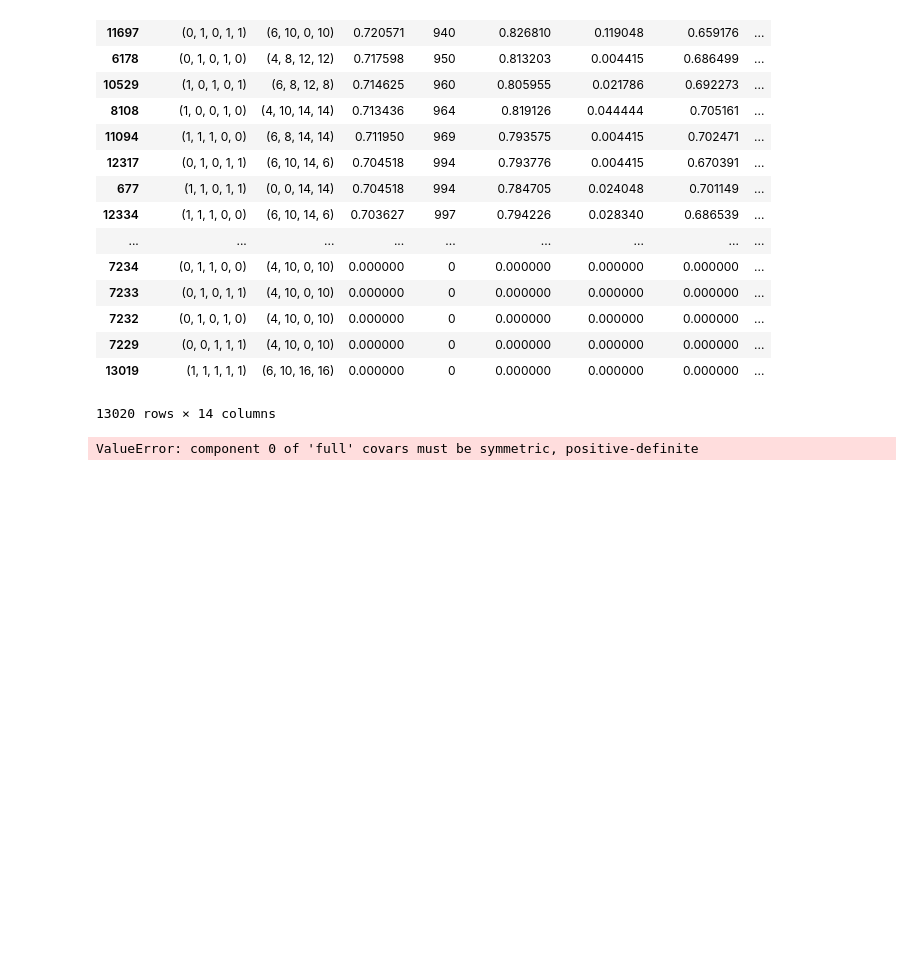
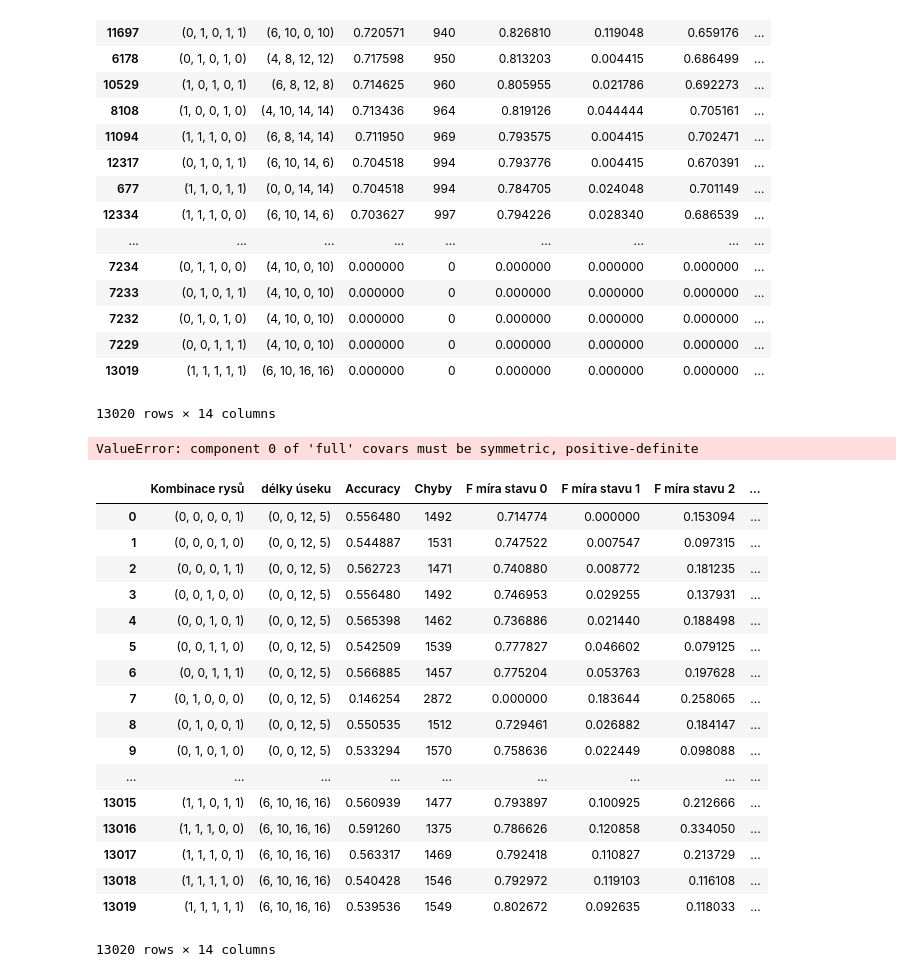
Before and after one commit to TheMrGhostman/Bak_projekt, a Jupyter notebook: Modifikovaný HMM pro Reálná data.ipynb, the cells around one changed output. Saved outputs shown, nothing was run; the diff lists cells and outputs as text; code cells hidden in the pictures; blank space fills up the shorter version.

```diff
--- a/Modifikovaný HMM pro Reálná data.ipynb
+++ b/Modifikovaný HMM pro Reálná data.ipynb
@@ -122,3 +117,24 @@ CL.validuj(G_HMM, train_data[:-1], [train_data[-1]],\
                       delka_okna =[4, 10, 0, 10], parametry  = [0,0,1,1,1], unsupervised = False)
 # %% [output]
 ValueError: component 0 of 'full' covars must be symmetric, positive-definite
+# %%
+validace
+# %% [output]
+|  | Kombinace rysů | délky úseku | Accuracy | Chyby | F míra stavu 0 | F míra stavu 1 | F míra stavu 2 | ... |
+| 0 | (0, 0, 0, 0, 1) | (0, 0, 12, 5) | 0.556480 | 1492 | 0.714774 | 0.000000 | 0.153094 | ... |
+| 1 | (0, 0, 0, 1, 0) | (0, 0, 12, 5) | 0.544887 | 1531 | 0.747522 | 0.007547 | 0.097315 | ... |
+| 2 | (0, 0, 0, 1, 1) | (0, 0, 12, 5) | 0.562723 | 1471 | 0.740880 | 0.008772 | 0.181235 | ... |
+| 3 | (0, 0, 1, 0, 0) | (0, 0, 12, 5) | 0.556480 | 1492 | 0.746953 | 0.029255 | 0.137931 | ... |
+| 4 | (0, 0, 1, 0, 1) | (0, 0, 12, 5) | 0.565398 | 1462 | 0.736886 | 0.021440 | 0.188498 | ... |
+| 5 | (0, 0, 1, 1, 0) | (0, 0, 12, 5) | 0.542509 | 1539 | 0.777827 | 0.046602 | 0.079125 | ... |
+| 6 | (0, 0, 1, 1, 1) | (0, 0, 12, 5) | 0.566885 | 1457 | 0.775204 | 0.053763 | 0.197628 | ... |
+| 7 | (0, 1, 0, 0, 0) | (0, 0, 12, 5) | 0.146254 | 2872 | 0.000000 | 0.183644 | 0.258065 | ... |
+| 8 | (0, 1, 0, 0, 1) | (0, 0, 12, 5) | 0.550535 | 1512 | 0.729461 | 0.026882 | 0.184147 | ... |
+| 9 | (0, 1, 0, 1, 0) | (0, 0, 12, 5) | 0.533294 | 1570 | 0.758636 | 0.022449 | 0.098088 | ... |
+| ... | ... | ... | ... | ... | ... | ... | ... | ... |
+| 13015 | (1, 1, 0, 1, 1) | (6, 10, 16, 16) | 0.560939 | 1477 | 0.793897 | 0.100925 | 0.212666 | ... |
+| 13016 | (1, 1, 1, 0, 0) | (6, 10, 16, 16) | 0.591260 | 1375 | 0.786626 | 0.120858 | 0.334050 | ... |
+| 13017 | (1, 1, 1, 0, 1) | (6, 10, 16, 16) | 0.563317 | 1469 | 0.792418 | 0.110827 | 0.213729 | ... |
+| 13018 | (1, 1, 1, 1, 0) | (6, 10, 16, 16) | 0.540428 | 1546 | 0.792972 | 0.119103 | 0.116108 | ... |
+| 13019 | (1, 1, 1, 1, 1) | (6, 10, 16, 16) | 0.539536 | 1549 | 0.802672 | 0.092635 | 0.118033 | ... |
+13020 rows × 14 columns
```
Also changed, not shown: parts of 5 cells of this notebook, 2 other files.
